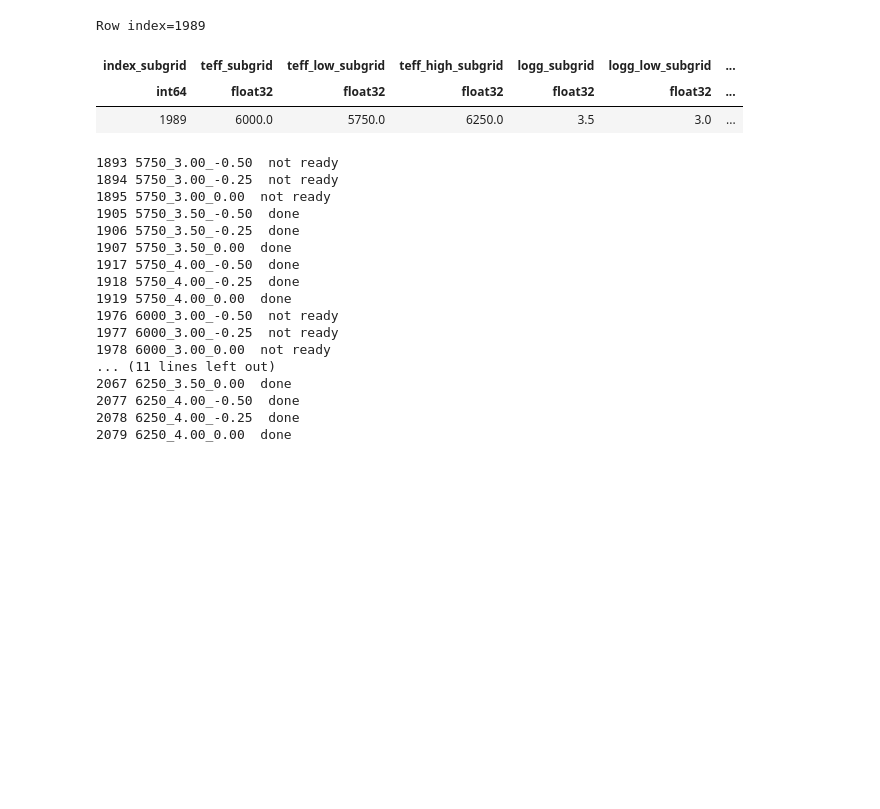
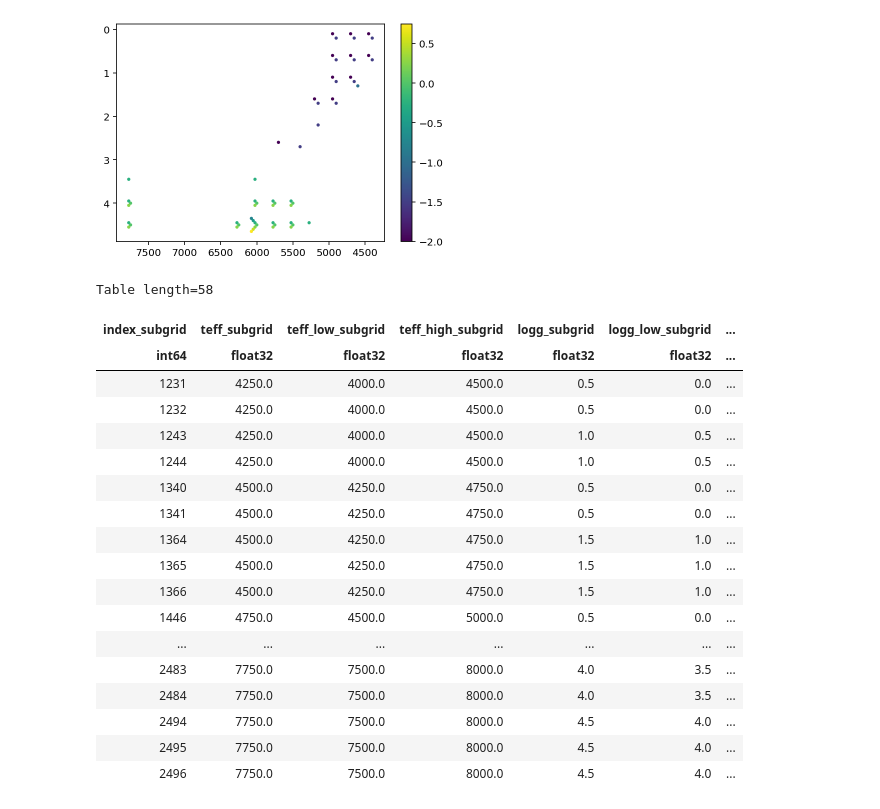
Before and after one commit to svenbuder/GALAH_DR4, a Jupyter notebook: spectrum_grids/galah_dr4_grid_calculation_priority_new_grid.ipynb, the cells around one changed output. Drawn from its saved outputs; the diff is of its cells as text; code cells hidden in the pictures; blank space fills up the shorter version.

```diff
--- a/spectrum_grids/galah_dr4_grid_calculation_priority_new_grid.ipynb
+++ b/spectrum_grids/galah_dr4_grid_calculation_priority_new_grid.ipynb
@@ -543,42 +710,37 @@ test_progress()
-# %%
-grids[1989]
-# %% [output]
-Row index=1989
-| index_subgrid | teff_subgrid | teff_low_subgrid | teff_high_subgrid | logg_subgrid | logg_low_subgrid | ... |
-| int64 | float32 | float32 | float32 | float32 | float32 | ... |
-| 1989 | 6000.0 | 5750.0 | 6250.0 | 3.5 | 3.0 | ... |
-# %%
-for s in [1989]: # 1341,1353,1366,1458,  # 6000_3.50_-0.25
-    test_grid_index_ready_for_training(test_grid_index = s)
-    # ready:
-    # 1232,
-    # 1364,1365,
-    # 1470,1471,
-    # 1482,1483,
-    # 1586,
-    # 1832,1833,1834,
-    # 1844,1845,1846,
-    # 1918,1919,1920,
-    # 1930,1931,1932,
-    # 2001,2002,2003,
-    # 2013,2014,2015
-
-    # not yet ready: 1458 because of 1340,1341,1446,1447,1552
-# %% [output]
-1893 5750_3.00_-0.50  not ready
-1894 5750_3.00_-0.25  not ready
-1895 5750_3.00_0.00  not ready
-1905 5750_3.50_-0.50  done
-1906 5750_3.50_-0.25  done
-1907 5750_3.50_0.00  done
-1917 5750_4.00_-0.50  done
-1918 5750_4.00_-0.25  done
-1919 5750_4.00_0.00  done
-1976 6000_3.00_-0.50  not ready
-1977 6000_3.00_-0.25  not ready
-1978 6000_3.00_0.00  not ready
-... (11 lines left out)
-2067 6250_3.50_0.00  done
-2077 6250_4.00_-0.50  done
-2078 6250_4.00_-0.25  done
-2079 6250_4.00_0.00  done
+# %%
+selection = trained_3x3x3
+
+f, ax = plt.subplots()
+s = ax.scatter(
+    grids['teff_subgrid'][selection] + np.abs(100*grids['fe_h_subgrid'][selection]),
+    grids['logg_subgrid'][selection] + 0.2*grids['fe_h_subgrid'][selection],
+    c = grids['fe_h_subgrid'][selection], s = 5
+)
+plt.colorbar(s, ax=ax)
+ax.set_xlim(ax.get_xlim()[::-1])
+ax.set_ylim(ax.get_ylim()[::-1])
+plt.show()
+plt.close()
+
+grids[selection]
+# %% [output]
+[figure, added]
+Table length=58
+| index_subgrid | teff_subgrid | teff_low_subgrid | teff_high_subgrid | logg_subgrid | logg_low_subgrid | ... |
+| int64 | float32 | float32 | float32 | float32 | float32 | ... |
+| 1231 | 4250.0 | 4000.0 | 4500.0 | 0.5 | 0.0 | ... |
+| 1232 | 4250.0 | 4000.0 | 4500.0 | 0.5 | 0.0 | ... |
+| 1243 | 4250.0 | 4000.0 | 4500.0 | 1.0 | 0.5 | ... |
+| 1244 | 4250.0 | 4000.0 | 4500.0 | 1.0 | 0.5 | ... |
+| 1340 | 4500.0 | 4250.0 | 4750.0 | 0.5 | 0.0 | ... |
+| 1341 | 4500.0 | 4250.0 | 4750.0 | 0.5 | 0.0 | ... |
+| 1364 | 4500.0 | 4250.0 | 4750.0 | 1.5 | 1.0 | ... |
+| 1365 | 4500.0 | 4250.0 | 4750.0 | 1.5 | 1.0 | ... |
+| 1366 | 4500.0 | 4250.0 | 4750.0 | 1.5 | 1.0 | ... |
+| 1446 | 4750.0 | 4500.0 | 5000.0 | 0.5 | 0.0 | ... |
+| ... | ... | ... | ... | ... | ... | ... |
+| 2483 | 7750.0 | 7500.0 | 8000.0 | 4.0 | 3.5 | ... |
+| 2484 | 7750.0 | 7500.0 | 8000.0 | 4.0 | 3.5 | ... |
+| 2494 | 7750.0 | 7500.0 | 8000.0 | 4.5 | 4.0 | ... |
+| 2495 | 7750.0 | 7500.0 | 8000.0 | 4.5 | 4.0 | ... |
+| 2496 | 7750.0 | 7500.0 | 8000.0 | 4.5 | 4.0 | ... |
```
Also changed, not shown: parts of 13 cells of this notebook, 4 other files.
